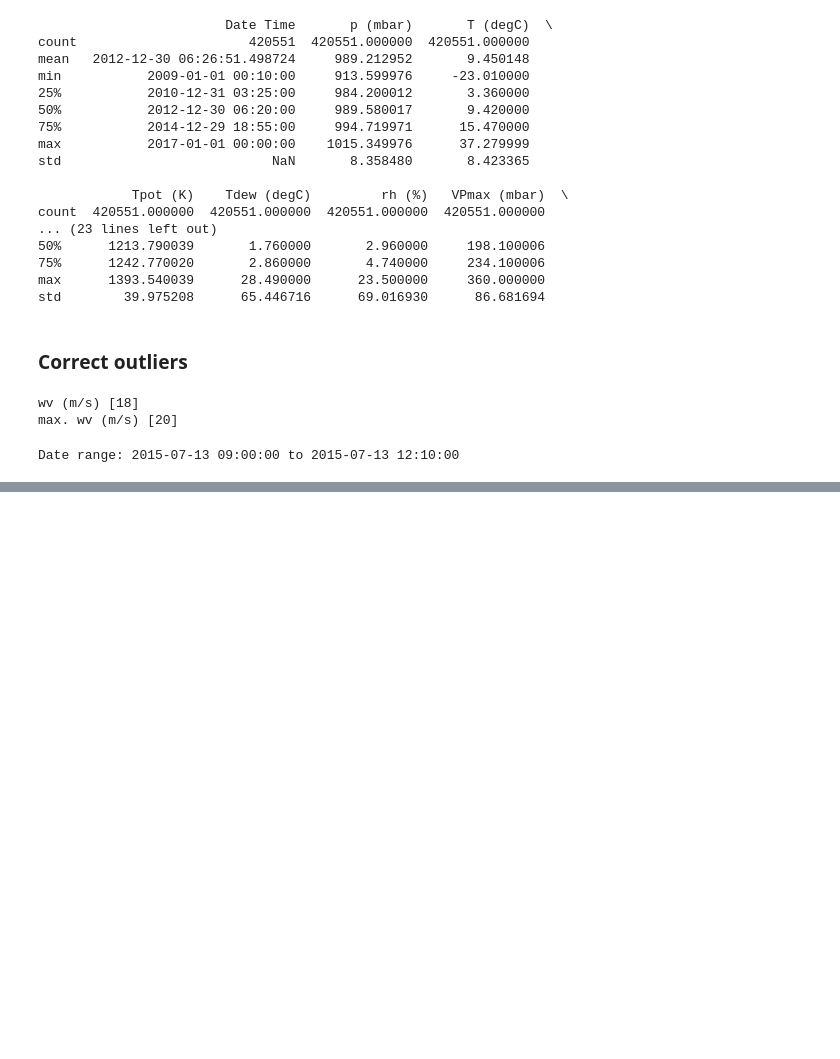
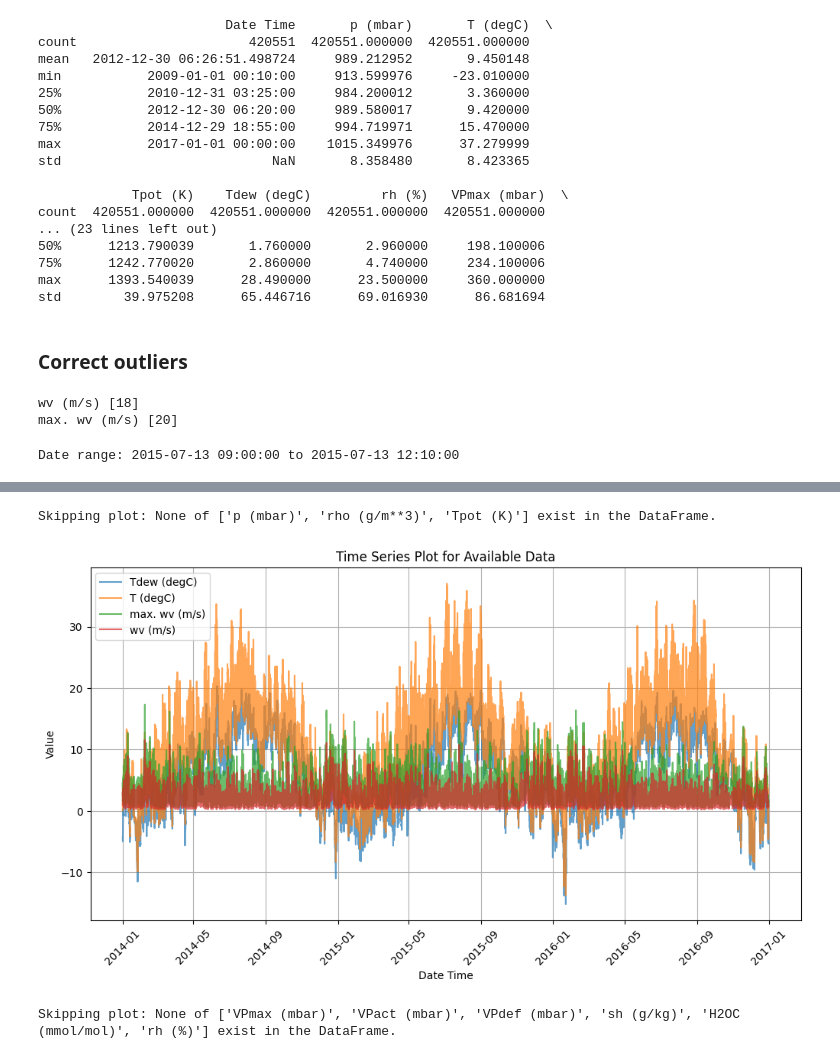
Before and after one commit to ezemriv/AI-Researcher-Task, a Jupyter notebook: notebooks/00_EDA.ipynb, the cells around one changed output, grey strips where cells are left out. Drawn from its saved outputs; the diff is of its cells as text; code cells hidden in the pictures; blank space fills up the shorter version.

Commit message:
added correlations and resampling viz

```diff
--- a/notebooks/00_EDA.ipynb
+++ b/notebooks/00_EDA.ipynb
@@ -156,0 +163,37 @@ plot_years(df, 2014, 2014)
+# %%
+def resample_climate(original_df, every='1h'):
+
+    resampled_df = (original_df
+                     .group_by_dynamic("Date Time", every=every)
+                     .agg(pl.all()
+                          .mean()))
+
+    return resampled_df
+
+def describe_resampling(df, label):
+    print(f"--- {label} ---")
+    print(f"Shape: {df.shape}")
+    print(f"Date Range: {df['Date Time'].min()} -> {df['Date Time'].max()}")
+
+    # Calculate mean absolute difference as a proxy for variation
+    for col in ["rh (%)", "p (mbar)", "T (degC)"]:
+        if col in df.columns:
+            mean_diff = df[col].diff().abs().mean()
+            print(f"Mean Abs Diff of {col}: {mean_diff:.2f}")
+    print("\n")
+
+# Original 10-min data
+describe_resampling(df_2y, "Original 10-min Data")
+
+# Resampling and description
+df_1h = resample_climate(df_2y, every="1h")
+describe_resampling(df_1h, "1-Hour Resampling")
+
+df_3h = resample_climate(df_2y, every="3h")
+describe_resampling(df_3h, "3-Hour Resampling")
+
+df_6h = resample_climate(df_2y, every="6h")
+describe_resampling(df_6h, "6-Hour Resampling")
+
+df_1d = resample_climate(df_2y, every="1d")
+describe_resampling(df_1d, "1-Day Resampling")
@@ -156,0 +225,7 @@ plot_years(df, 2014, 2014)
+# %%
+vars_to_plot = ["Date Time", "Tdew (degC)", "T (degC)", "max. wv (m/s)", "wv (m/s)"]
+plot_time_series(df_1h.select(vars_to_plot))
+# %% [output]
+Skipping plot: None of ['p (mbar)', 'rho (g/m**3)', 'Tpot (K)'] exist in the DataFrame.
+[figure, added]
+Skipping plot: None of ['VPmax (mbar)', 'VPact (mbar)', 'VPdef (mbar)', 'sh (g/kg)', 'H2OC (mmol/mol)', 'rh (%)'] exist in the DataFrame.
```
Also changed, not shown: parts of 19 cells of this notebook, 8 other files.
